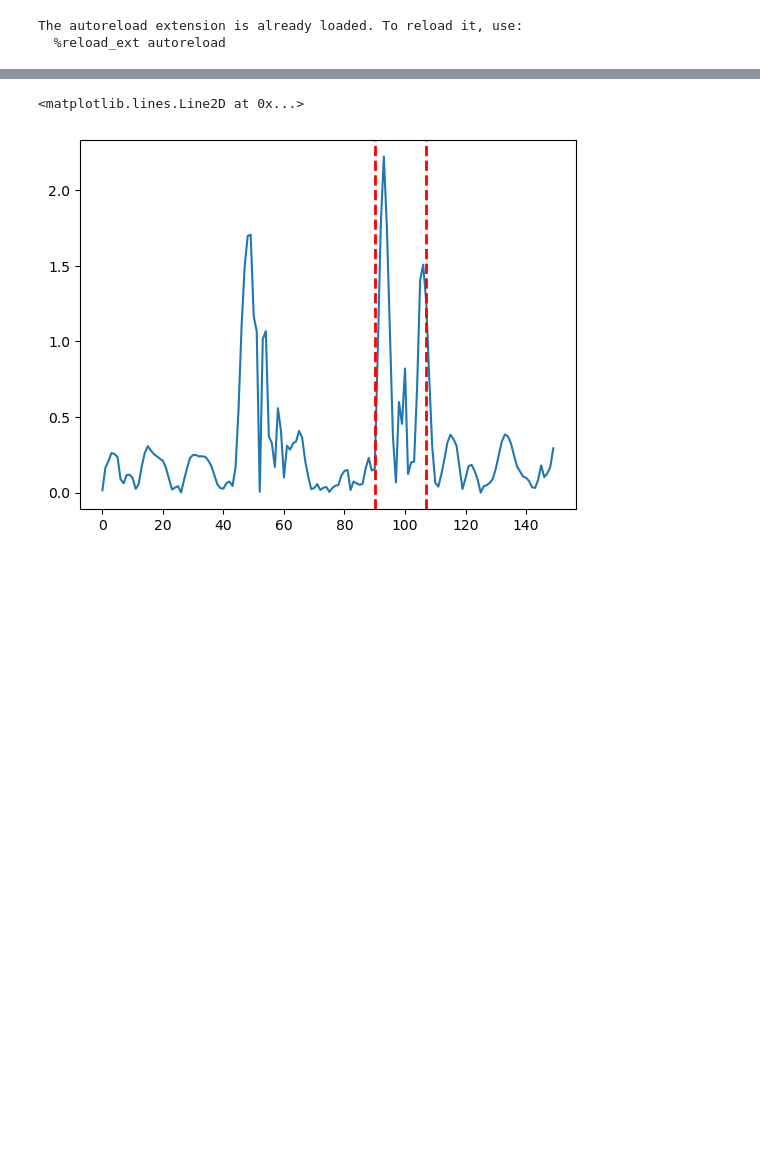
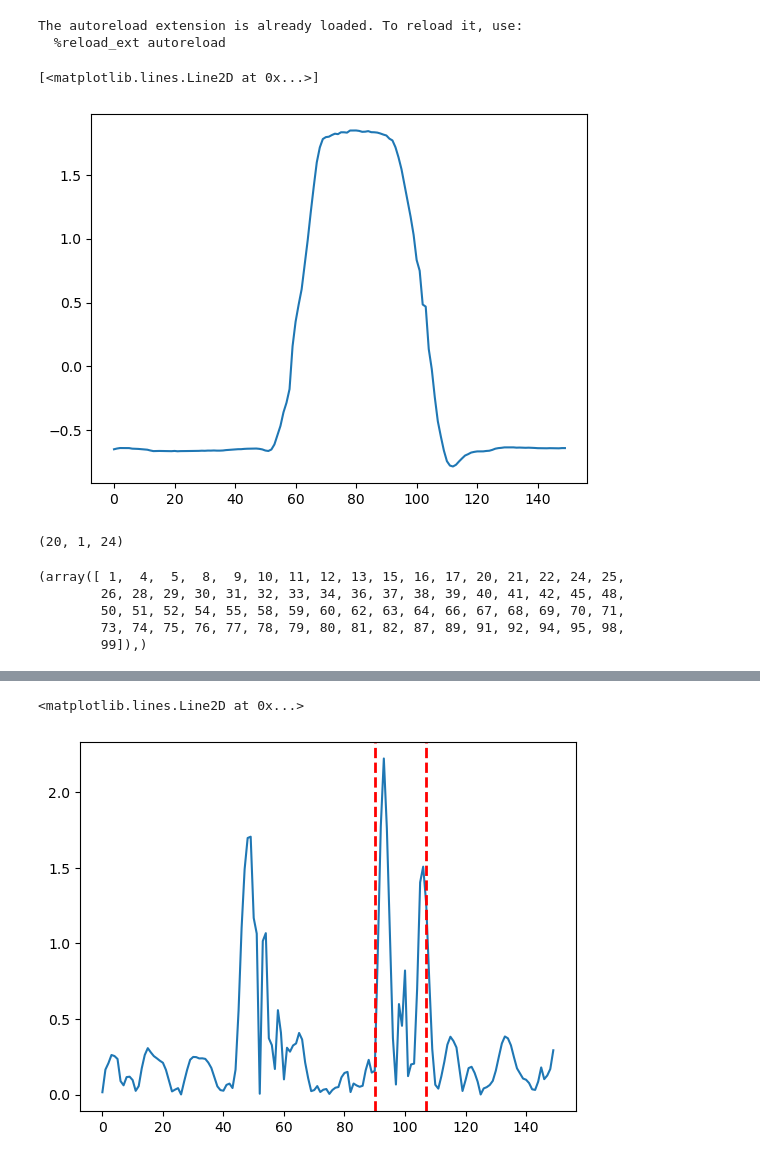
Before and after one commit to LbzSteven/implet, a Jupyter notebook: Highlighted_info.ipynb, the cells around one changed output, grey strips where cells are left out. Saved outputs shown, nothing was run; the diff lists cells and outputs as text; code cells hidden in the pictures; blank space fills up the shorter version.

```diff
--- a/Highlighted_info.ipynb
+++ b/Highlighted_info.ipynb
@@ -31,3 +33,20 @@ train_x, test_x, train_y, test_y, enc1 = utils.read_UCR_UEA('GunPoint', None)
 test_y = np.argmax(test_y, axis=1)
 train_y = np.argmax(train_y, axis=1)
 preds = np.load(f'{model_path}/test_preds.npy')
+# %%
+plt.plot(train_x[0][0].flatten())
+# %% [output]
+[<matplotlib.lines.Line2D at 0x...>]
+[figure, added]
+# %%
+train_x.shape
+# %% [output]
+(20, 1, 24)
+# %%
+np.where(train_y==1)
+# %% [output]
+(array([ 1,  4,  5,  8,  9, 10, 11, 12, 13, 15, 16, 17, 20, 21, 22, 24, 25,
+        26, 28, 29, 30, 31, 32, 33, 34, 36, 37, 38, 39, 40, 41, 42, 45, 48,
+        50, 51, 52, 54, 55, 58, 59, 60, 62, 63, 64, 66, 67, 68, 69, 70, 71,
+        73, 74, 75, 76, 77, 78, 79, 80, 81, 82, 87, 89, 91, 92, 94, 95, 98,
+        99]),)
```
Also changed, not shown: parts of 35 cells of this notebook, 12 other files.
